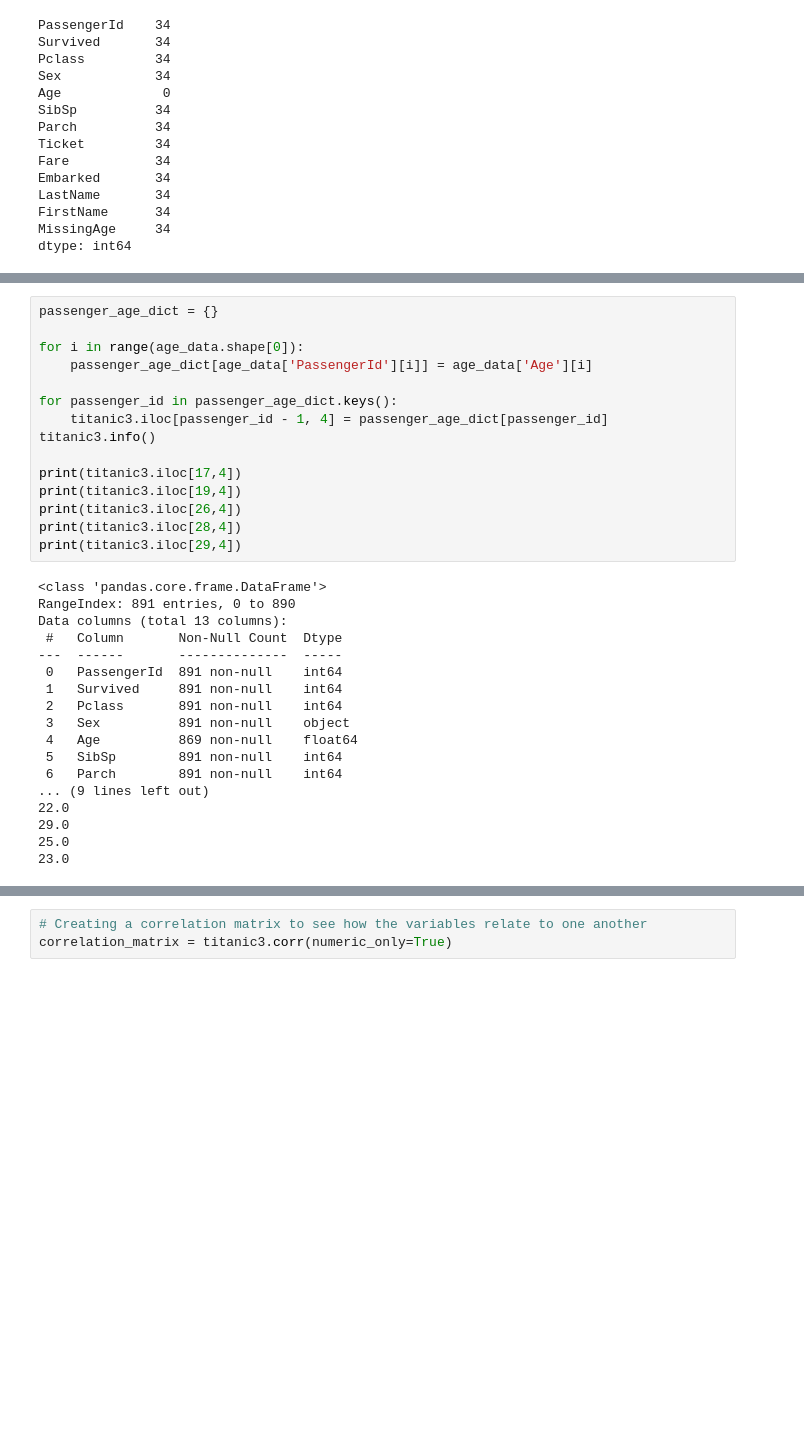
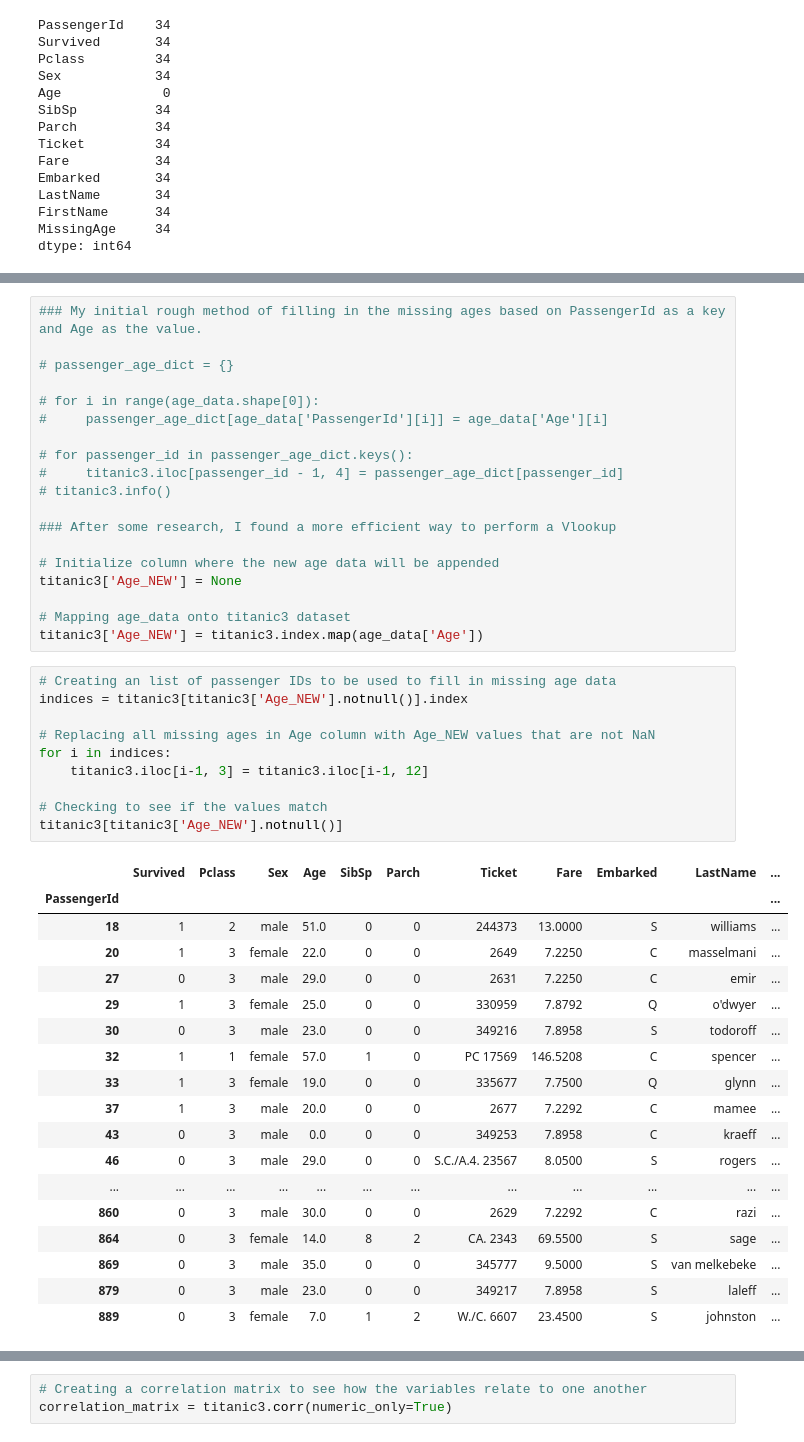
Before and after one commit to kavehzare98/TItanic-Kaggle-Competition, a Jupyter notebook: main.ipynb, the cells around one changed output, grey strips where cells are left out. Cells and saved outputs as stored; diff of their text form; blank space fills up the shorter version.

```diff
--- a/main.ipynb
+++ b/main.ipynb
@@ -280,35 +266,50 @@ age_data.head()
 # %%
-passenger_age_dict = {}
+### My initial rough method of filling in the missing ages based on PassengerId as a key and Age as the value.
 
-for i in range(age_data.shape[0]):
-    passenger_age_dict[age_data['PassengerId'][i]] = age_data['Age'][i]
+# passenger_age_dict = {}
 
-for passenger_id in passenger_age_dict.keys():
-    titanic3.iloc[passenger_id - 1, 4] = passenger_age_dict[passenger_id]
-titanic3.info()
+# for i in range(age_data.shape[0]):
+#     passenger_age_dict[age_data['PassengerId'][i]] = age_data['Age'][i]
 
-print(titanic3.iloc[17,4])
-print(titanic3.iloc[19,4])
-print(titanic3.iloc[26,4])
-print(titanic3.iloc[28,4])
-print(titanic3.iloc[29,4])
+# for passenger_id in passenger_age_dict.keys():
+#     titanic3.iloc[passenger_id - 1, 4] = passenger_age_dict[passenger_id]
+# titanic3.info()
+
+### After some research, I found a more efficient way to perform a Vlookup
+
+# Initialize column where the new age data will be appended
+titanic3['Age_NEW'] = None
+
+# Mapping age_data onto titanic3 dataset
+titanic3['Age_NEW'] = titanic3.index.map(age_data['Age'])
-# %% [output]
-<class 'pandas.core.frame.DataFrame'>
-RangeIndex: 891 entries, 0 to 890
-Data columns (total 13 columns):
- #   Column       Non-Null Count  Dtype
----  ------       --------------  -----
- 0   PassengerId  891 non-null    int64
- 1   Survived     891 non-null    int64
- 2   Pclass       891 non-null    int64
- 3   Sex          891 non-null    object
- 4   Age          869 non-null    float64
- 5   SibSp        891 non-null    int64
- 6   Parch        891 non-null    int64
-... (9 lines left out)
-22.0
-29.0
-25.0
-23.0
+# %%
+# Creating an list of passenger IDs to be used to fill in missing age data
+indices = titanic3[titanic3['Age_NEW'].notnull()].index
+
+# Replacing all missing ages in Age column with Age_NEW values that are not NaN
+for i in indices:
+    titanic3.iloc[i-1, 3] = titanic3.iloc[i-1, 12]
+
+# Checking to see if the values match
+titanic3[titanic3['Age_NEW'].notnull()]
+# %% [output]
+|  | Survived | Pclass | Sex | Age | SibSp | Parch | Ticket | Fare | Embarked | LastName | ... |
+| PassengerId |  |  |  |  |  |  |  |  |  |  | ... |
+| 18 | 1 | 2 | male | 51.0 | 0 | 0 | 244373 | 13.0000 | S | williams | ... |
+| 20 | 1 | 3 | female | 22.0 | 0 | 0 | 2649 | 7.2250 | C | masselmani | ... |
+| 27 | 0 | 3 | male | 29.0 | 0 | 0 | 2631 | 7.2250 | C | emir | ... |
+| 29 | 1 | 3 | female | 25.0 | 0 | 0 | 330959 | 7.8792 | Q | o'dwyer | ... |
+| 30 | 0 | 3 | male | 23.0 | 0 | 0 | 349216 | 7.8958 | S | todoroff | ... |
+| 32 | 1 | 1 | female | 57.0 | 1 | 0 | PC 17569 | 146.5208 | C | spencer | ... |
+| 33 | 1 | 3 | female | 19.0 | 0 | 0 | 335677 | 7.7500 | Q | glynn | ... |
+| 37 | 1 | 3 | male | 20.0 | 0 | 0 | 2677 | 7.2292 | C | mamee | ... |
+| 43 | 0 | 3 | male | 0.0 | 0 | 0 | 349253 | 7.8958 | C | kraeff | ... |
+| 46 | 0 | 3 | male | 29.0 | 0 | 0 | S.C./A.4. 23567 | 8.0500 | S | rogers | ... |
+| ... | ... | ... | ... | ... | ... | ... | ... | ... | ... | ... | ... |
+| 860 | 0 | 3 | male | 30.0 | 0 | 0 | 2629 | 7.2292 | C | razi | ... |
+| 864 | 0 | 3 | female | 14.0 | 8 | 2 | CA. 2343 | 69.5500 | S | sage | ... |
+| 869 | 0 | 3 | male | 35.0 | 0 | 0 | 345777 | 9.5000 | S | van melkebeke | ... |
+| 879 | 0 | 3 | male | 23.0 | 0 | 0 | 349217 | 7.8958 | S | laleff | ... |
+| 889 | 0 | 3 | female | 7.0 | 1 | 2 | W./C. 6607 | 23.4500 | S | johnston | ... |
 # %%
 titanic3 = titanic3.dropna(axis=0)
```
Also changed, not shown: parts of 14 cells of this notebook.
